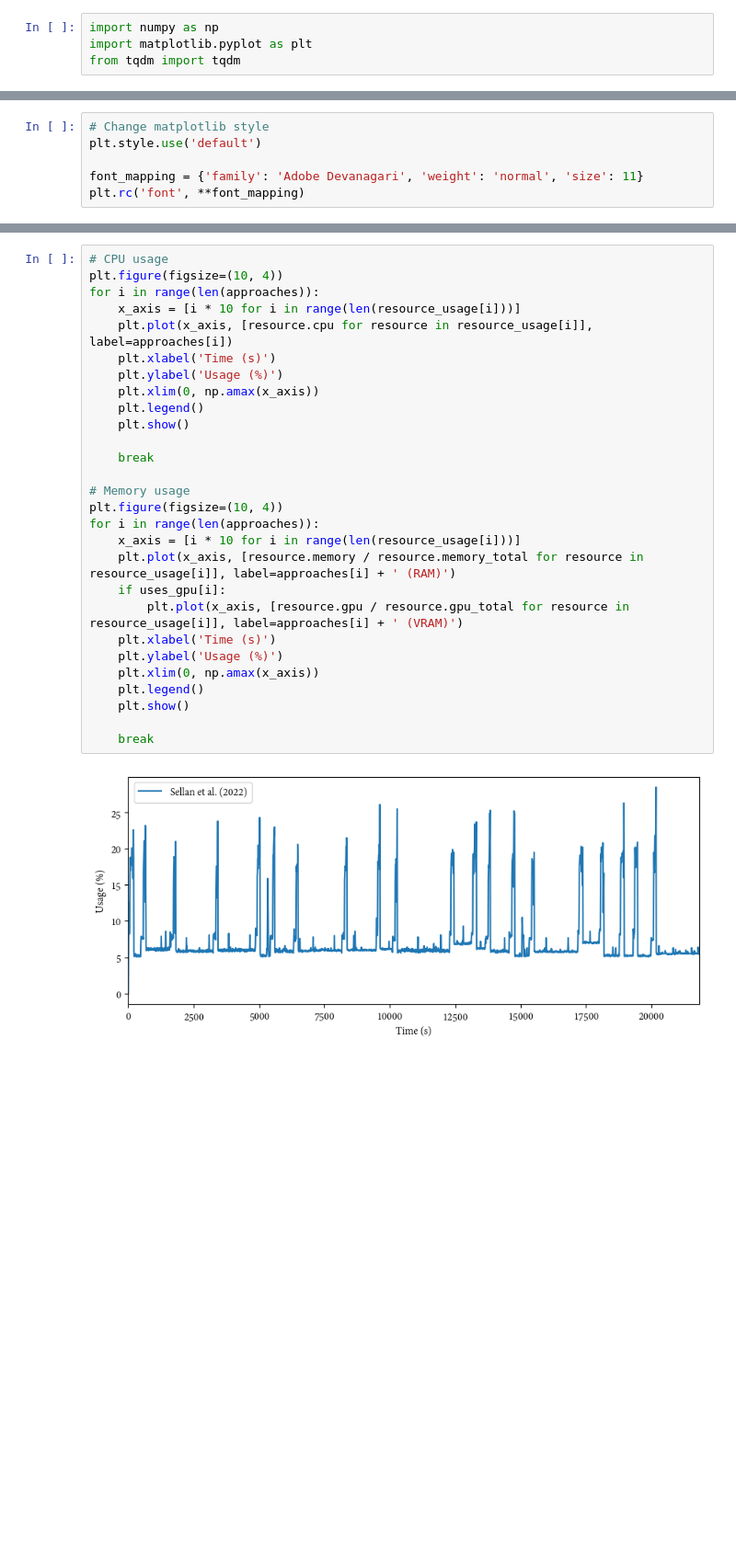
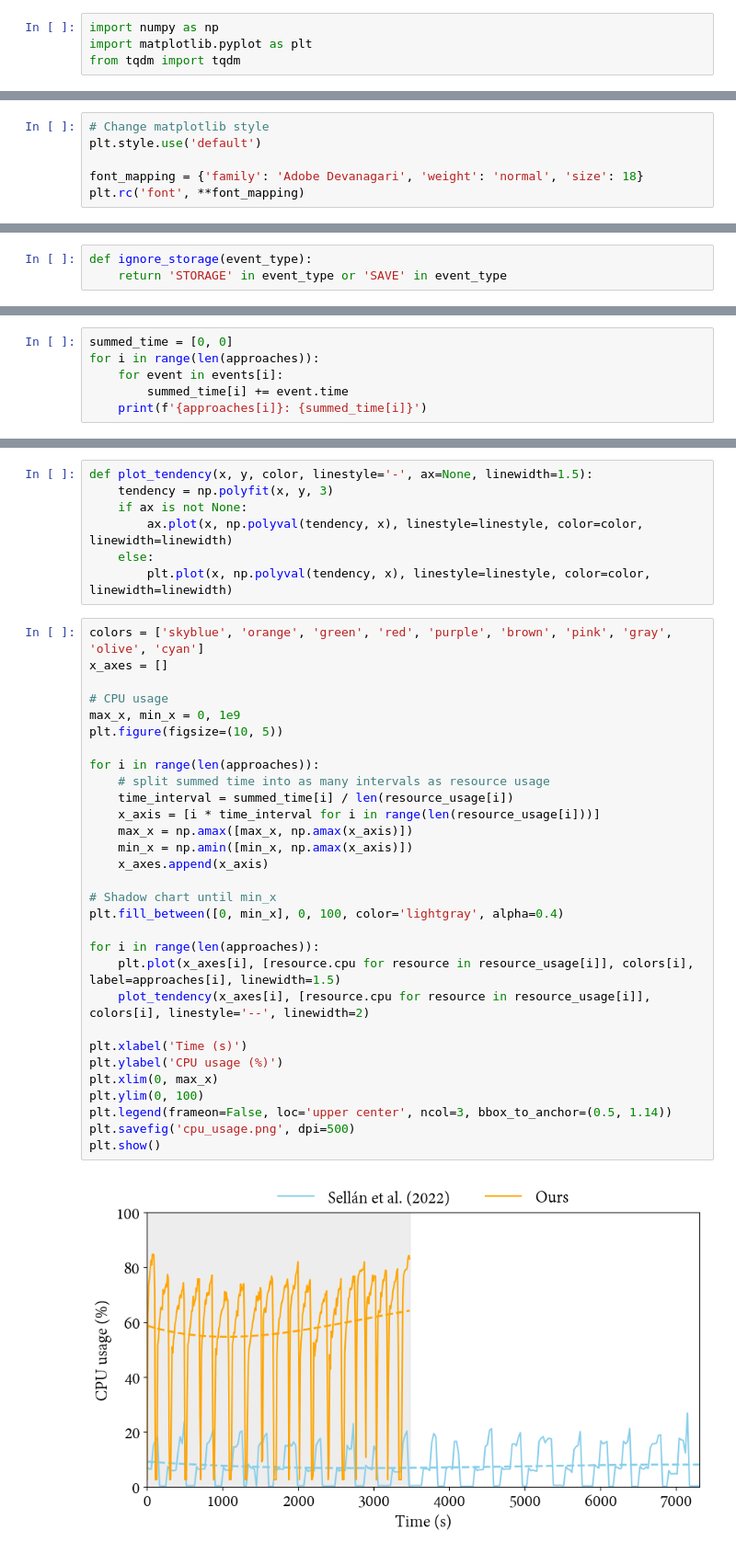
Before and after one commit to AlfonsoLRz/VoxelFragmentML, a Jupyter notebook: Python/Visualizer/resource_visualizer.ipynb, the cells around one changed output, grey strips where cells are left out. Shown at 92% size. Drawn from its saved outputs; the diff is of its cells as text; blank space fills up the shorter version.

Commit message:
Visualize time logs

```diff
--- a/Python/Visualizer/resource_visualizer.ipynb
+++ b/Python/Visualizer/resource_visualizer.ipynb
@@ -13,7 +15,7 @@ extension = '.txt'
 # Change matplotlib style
 plt.style.use('default')
 
-font_mapping = {'family': 'Adobe Devanagari', 'weight': 'normal', 'size': 11}
+font_mapping = {'family': 'Adobe Devanagari', 'weight': 'normal', 'size': 18}
 plt.rc('font', **font_mapping)
 # %%
 class Event:
@@ -53,3 +62,6 @@ class ResourceUsage:
+# %%
+def ignore_storage(event_type):
+    return 'STORAGE' in event_type or 'SAVE' in event_type
 # %%
 events = []
 resource_usage = []
@@ -98,0 +115,6 @@ time_logs/sellan.txt
+# %%
+summed_time = [0, 0]
+for i in range(len(approaches)):
+    for event in events[i]:
+        summed_time[i] += event.time
+    print(f'{approaches[i]}: {summed_time[i]}')
@@ -99,30 +124,39 @@ time_logs/sellan.txt
+# %%
+def plot_tendency(x, y, color, linestyle='-', ax=None, linewidth=1.5):
+    tendency = np.polyfit(x, y, 3)
+    if ax is not None:
+        ax.plot(x, np.polyval(tendency, x), linestyle=linestyle, color=color, linewidth=linewidth)
+    else:
+        plt.plot(x, np.polyval(tendency, x), linestyle=linestyle, color=color, linewidth=linewidth)
 # %%
+colors = ['skyblue', 'orange', 'green', 'red', 'purple', 'brown', 'pink', 'gray', 'olive', 'cyan']
+x_axes = []
+
 # CPU usage
-plt.figure(figsize=(10, 4))
+max_x, min_x = 0, 1e9
+plt.figure(figsize=(10, 5))
+
 for i in range(len(approaches)):
-    x_axis = [i * 10 for i in range(len(resource_usage[i]))]
-    plt.plot(x_axis, [resource.cpu for resource in resource_usage[i]], label=approaches[i])
-    plt.xlabel('Time (s)')
-    plt.ylabel('Usage (%)')
-    plt.xlim(0, np.amax(x_axis))
-    plt.legend()
-    plt.show()
+    # split summed time into as many intervals as resource usage
+    time_interval = summed_time[i] / len(resource_usage[i])
+    x_axis = [i * time_interval for i in range(len(resource_usage[i]))]
+    max_x = np.amax([max_x, np.amax(x_axis)])
+    min_x = np.amin([min_x, np.amax(x_axis)])
+    x_axes.append(x_axis)
 
-    break
+# Shadow chart until min_x
+plt.fill_between([0, min_x], 0, 100, color='lightgray', alpha=0.4)
 
-# Memory usage
-plt.figure(figsize=(10, 4))
 for i in range(len(approaches)):
-    x_axis = [i * 10 for i in range(len(resource_usage[i]))]
-    plt.plot(x_axis, [resource.memory / resource.memory_total for resource in resource_usage[i]], label=approaches[i] + ' (RAM)')
-    if uses_gpu[i]:
-        plt.plot(x_axis, [resource.gpu / resource.gpu_total for resource in resource_usage[i]], label=approaches[i] + ' (VRAM)')
-    plt.xlabel('Time (s)')
-    plt.ylabel('Usage (%)')
-    plt.xlim(0, np.amax(x_axis))
-    plt.legend()
-    plt.show()
+    plt.plot(x_axes[i], [resource.cpu for resource in resource_usage[i]], colors[i], label=approaches[i], linewidth=1.5)
+    plot_tendency(x_axes[i], [resource.cpu for resource in resource_usage[i]], colors[i], linestyle='--', linewidth=2)
 
-    break
+plt.xlabel('Time (s)')
+plt.ylabel('CPU usage (%)')
+plt.xlim(0, max_x)
+plt.ylim(0, 100)
+plt.legend(frameon=False, loc='upper center', ncol=3, bbox_to_anchor=(0.5, 1.14))
+plt.savefig('cpu_usage.png', dpi=500)
+plt.show()
 # %% [output]
-[figure, old version]
+[figure, new version]
```
Also changed, not shown: parts of 8 cells of this notebook, 7 other files.
